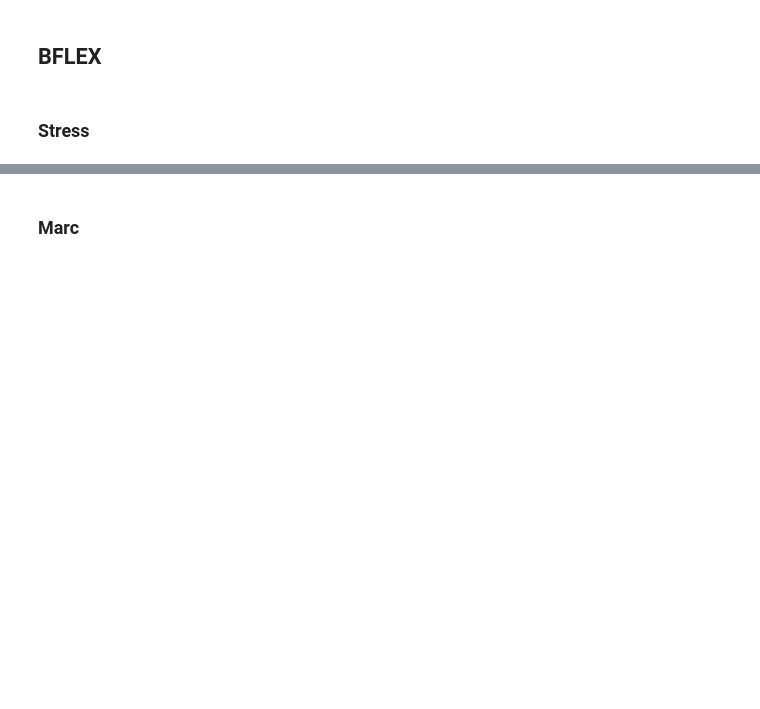
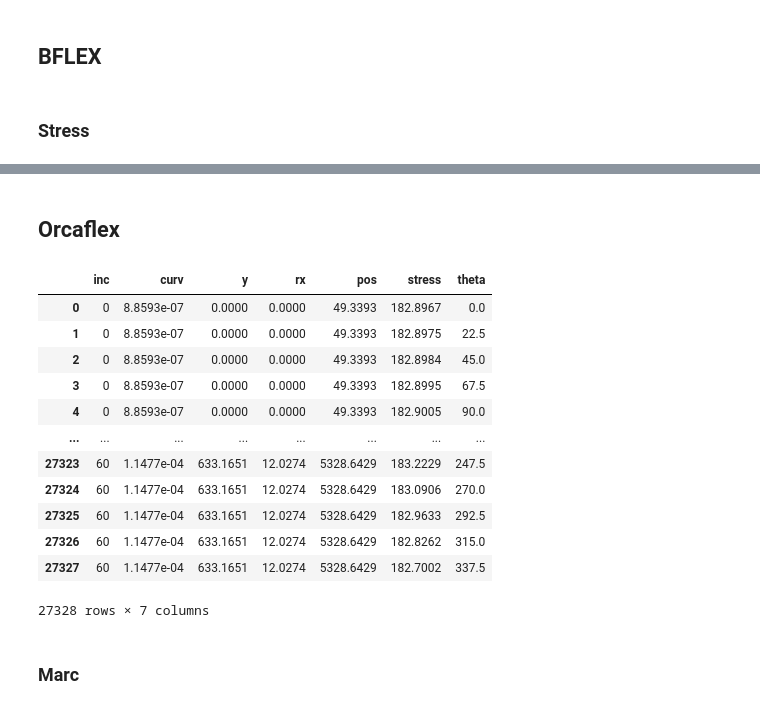
Before and after one commit to tom-are-grov-4ss/marc-bflex-ssc, a Jupyter notebook: Marc_tools_notebook.ipynb, the cells around one changed output, grey strips where cells are left out. Cells and saved outputs as stored; diff of their text form; code cells hidden in the pictures; blank space fills up the shorter version.

```diff
--- a/Marc_tools_notebook.ipynb
+++ b/Marc_tools_notebook.ipynb
@@ -33,7 +33,7 @@ if 'VSCODE_CWD' in os.environ:
     pio.templates.default = 'plotly+custom'
 
 # Pandas decimal precision
-pd.set_option("display.precision", 2)
+pd.set_option("display.precision", 4)
 # %% [output]
 [interactive output not drawn]
 # %% [markdown]
@@ -111,3 +111,5 @@ fig_bf.update_layout(
 fig_bf.show()
 # %% [output]
 [interactive output not drawn]
+# %% [markdown]
+## Orcaflex
@@ -114,3 +185,19 @@ fig_bf.show()
+# %%
+df_orca
+# %% [output]
+|  | inc | curv | y | rx | pos | stress | theta |
+| 0 | 0 | 8.8593e-07 | 0.0000 | 0.0000 | 49.3393 | 182.8967 | 0.0 |
+| 1 | 0 | 8.8593e-07 | 0.0000 | 0.0000 | 49.3393 | 182.8975 | 22.5 |
+| 2 | 0 | 8.8593e-07 | 0.0000 | 0.0000 | 49.3393 | 182.8984 | 45.0 |
+| 3 | 0 | 8.8593e-07 | 0.0000 | 0.0000 | 49.3393 | 182.8995 | 67.5 |
+| 4 | 0 | 8.8593e-07 | 0.0000 | 0.0000 | 49.3393 | 182.9005 | 90.0 |
+| ... | ... | ... | ... | ... | ... | ... | ... |
+| 27323 | 60 | 1.1477e-04 | 633.1651 | 12.0274 | 5328.6429 | 183.2229 | 247.5 |
+| 27324 | 60 | 1.1477e-04 | 633.1651 | 12.0274 | 5328.6429 | 183.0906 | 270.0 |
+| 27325 | 60 | 1.1477e-04 | 633.1651 | 12.0274 | 5328.6429 | 182.9633 | 292.5 |
+| 27326 | 60 | 1.1477e-04 | 633.1651 | 12.0274 | 5328.6429 | 182.8262 | 315.0 |
+| 27327 | 60 | 1.1477e-04 | 633.1651 | 12.0274 | 5328.6429 | 182.7002 | 337.5 |
+27328 rows × 7 columns
 # %% [markdown]
 ### Marc
 # %% [markdown]
```
Also changed, not shown: parts of 12 cells of this notebook.
